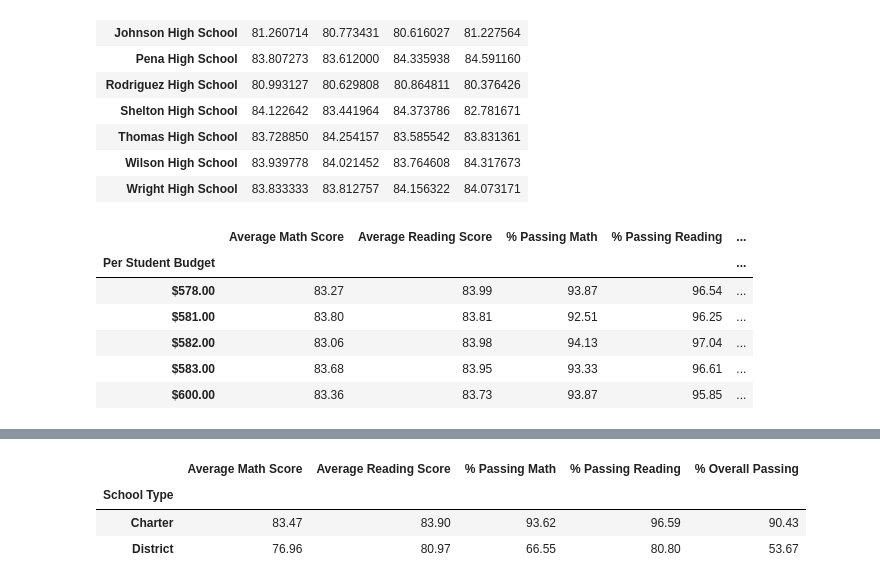
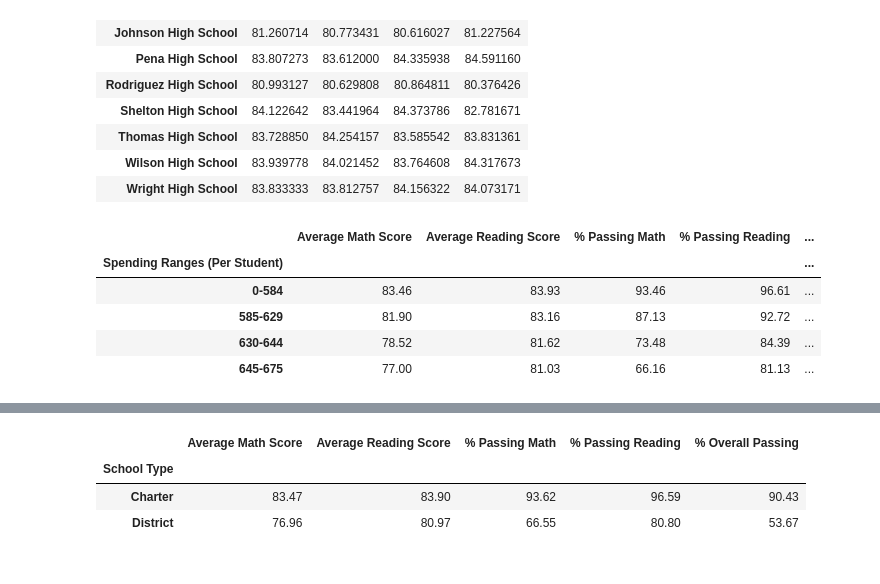
Before and after one commit to Lysa101/Pandas-Challenge, a Jupyter notebook: PyCity Schools/PyCity Schools.ipynb, the cells around one changed output, grey strips where cells are left out. Drawn from its saved outputs; the diff is of its cells as text; code cells hidden in the pictures.

```diff
--- a/PyCity Schools/PyCity Schools.ipynb
+++ b/PyCity Schools/PyCity Schools.ipynb
@@ -97,15 +97,15 @@ per_passing_math_and_reading = df[(df["reading_score"] >= 70)
                                                & (df["math_score"] >= 70)]
 # %%
 #% Math & Reading Scores- passed
-per_school_passing_math = school_passing_math.groupby(["school_name"]).count()["student_name"] / per_school_counts * 100
-per_school_passing_reading = school_passing_reading.groupby(["school_name"]).count()["student_name"] / per_school_counts * 100
-overall_passing_rate = passing_math_and_reading.groupby(["school_name"]).count()["student_name"] / per_school_counts * 100
+per_school_passing_math = per_passing_math.groupby(["school_name"]).count()["student_name"] / per_school_counts * 100
+per_school_passing_reading = per_passing_reading.groupby(["school_name"]).count()["student_name"] / per_school_counts * 100
+overall_passing_rate = per_passing_math_and_reading.groupby(["school_name"]).count()["student_name"] / per_school_counts * 100
 # %%
 #New Dataframe
 per_school_summary_df = pd.DataFrame({"School Type": school_types,
                                    "Total Students": per_school_counts,
                                    "Total School Budget": per_school_budget,
-                                   "Per Student Budget": per_school_capita,
+                                   "Per Student Budget": per_school,
                                    "Average Math Score": per_school_math,
                                    "Average Reading Score": per_school_reading,
                                    "% Passing Math": per_school_passing_math,
@@ -234,29 +234,38 @@ by_grade_df
 # %%
 #Create a table that breaks down school performances based on average Spending Ranges (Per Student).
 #Use 4 reasonable bins to group school spending. Include in the table each of the following:
 #Average Math Score
 #Average Reading Score
 #% Passing Math
 #% Passing Reading
 #Overall Passing Rate (Average of the above two)
 stuff=(['Average Math Score', 'Average Reading Score', '% Passing Math','% Passing Reading', '% Overall Passing'])
 pd.Series(stuff)
-perform_df = per_school_summary_df.groupby(['Per Student Budget']).mean()[stuff]
+spending_ranges=[0,585,630,645,675]
+ranges=["0-584","585-629","630-644","645-675"]
+range1_df=per_school_summary_df
+range1_df["Spending Ranges (Per Student)"] = pd.cut(per_school,spending_ranges,labels=ranges)
+
+perform_df = range1_df.groupby(["Spending Ranges (Per Student)"]).mean()[stuff]
+
+
+#stuff=(['Average Math Score', 'Average Reading Score', '% Passing Math','% Passing Reading', '% Overall Passing'])
+#pd.Series(stuff)
+#perform_df = per_school_summary_df.groupby(['Per School Data']).mean()[stuff]
 perform_df['Average Math Score'] = perform_df['Average Math Score'].map("{0:.2f}".format)
 perform_df['Average Reading Score'] = perform_df['Average Reading Score'].map("{0:.2f}".format)
 perform_df['% Passing Math'] = perform_df['% Passing Math'].map("{0:.2f}".format)
 perform_df['% Passing Reading'] = perform_df['% Passing Reading'].map("{0:.2f}".format)
 perform_df['% Overall Passing'] = perform_df['% Overall Passing'].map("{0:.2f}".format)
 
 perform_df.head()
 # %% [output]
 |  | Average Math Score | Average Reading Score | % Passing Math | % Passing Reading | ... |
-| Per Student Budget |  |  |  |  | ... |
-| $578.00 | 83.27 | 83.99 | 93.87 | 96.54 | ... |
-| $581.00 | 83.80 | 83.81 | 92.51 | 96.25 | ... |
-| $582.00 | 83.06 | 83.98 | 94.13 | 97.04 | ... |
-| $583.00 | 83.68 | 83.95 | 93.33 | 96.61 | ... |
-| $600.00 | 83.36 | 83.73 | 93.87 | 95.85 | ... |
+| Spending Ranges (Per Student) |  |  |  |  | ... |
+| 0-584 | 83.46 | 83.93 | 93.46 | 96.61 | ... |
+| 585-629 | 81.90 | 83.16 | 87.13 | 92.72 | ... |
+| 630-644 | 78.52 | 81.62 | 73.48 | 84.39 | ... |
+| 645-675 | 77.00 | 81.03 | 66.16 | 81.13 | ... |
 # %%
 #Perform the same operations as above, based on school size.
 pd.Series(stuff)
```
Also changed, not shown: parts of 1 cell of this notebook, 1 other file.
